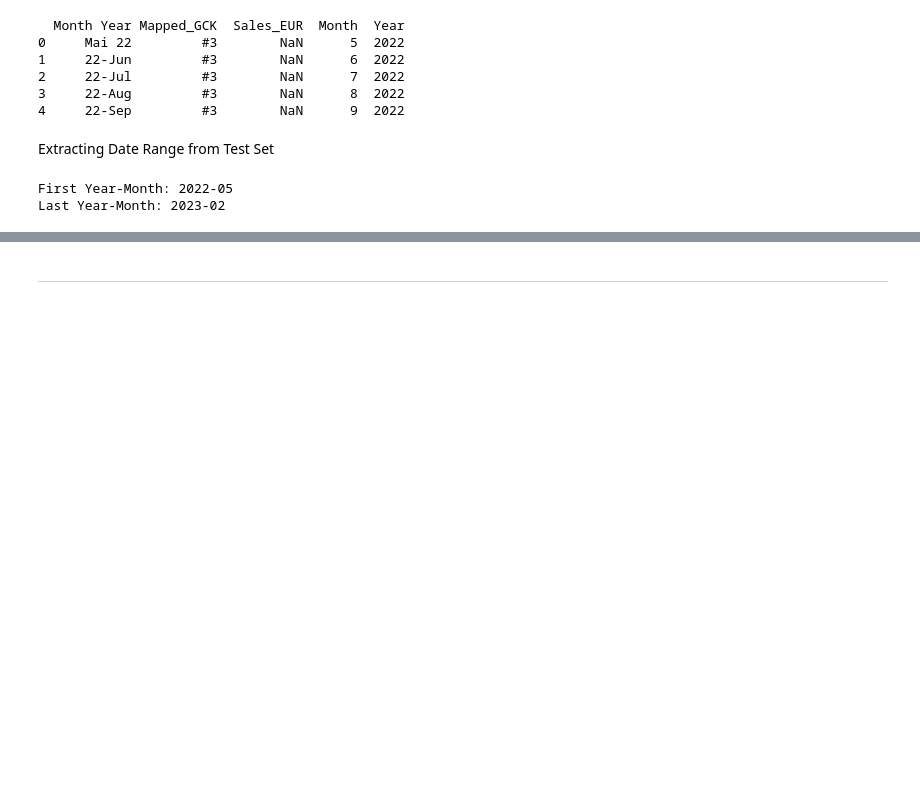
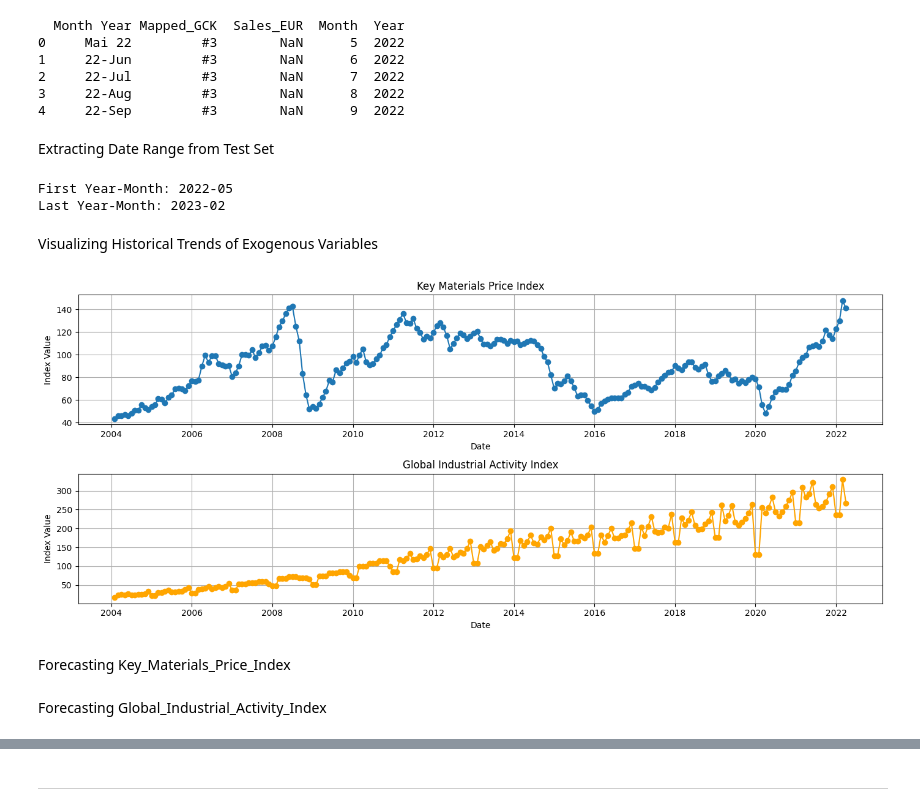
Before and after one commit to gugaaa1904/BC, a Jupyter notebook: Case 2.ipynb, the cells around one changed output, grey strips where cells are left out. Drawn from its saved outputs; the diff is of its cells as text; code cells hidden in the pictures; blank space fills up the shorter version.

```diff
--- a/Case 2.ipynb
+++ b/Case 2.ipynb
@@ -1197,3 +1217,34 @@ test_set.drop(columns=['Month Year', "YearMonth"], inplace=True)
 # %% [output]
 First Year-Month: 2022-05
 Last Year-Month: 2023-02
+# %% [markdown]
+Visualizing Historical Trends of Exogenous Variables
+# %%
+market_data.rename(columns={
+    "China - Production Index Machinery & Electricals": "Global_Industrial_Activity_Index"
+}, inplace=True)
+
+market_data["Date"] = pd.to_datetime(market_data[["Year", "Month"]].assign(DAY=1))
+
+plt.figure(figsize=(14, 6))
+
+plt.subplot(2, 1, 1)
+plt.plot(market_data["Date"], market_data["Key_Materials_Price_Index"], marker='o')
+plt.title("Key Materials Price Index")
+plt.xlabel("Date")
+plt.ylabel("Index Value")
+plt.grid(True)
+
+plt.subplot(2, 1, 2)
+plt.plot(market_data["Date"], market_data["Global_Industrial_Activity_Index"], marker='o', color='orange')
+plt.title("Global Industrial Activity Index")
+plt.xlabel("Date")
+plt.ylabel("Index Value")
+plt.grid(True)
+
+plt.tight_layout()
+plt.show()
+# %% [output]
+[figure, added]
+# %% [markdown]
+Forecasting Key_Materials_Price_Index
@@ -1199,0 +1258,2 @@ Last Year-Month: 2023-02
+# %% [markdown]
+Forecasting Global_Industrial_Activity_Index
```
Also changed, not shown: parts of 15 cells of this notebook.
